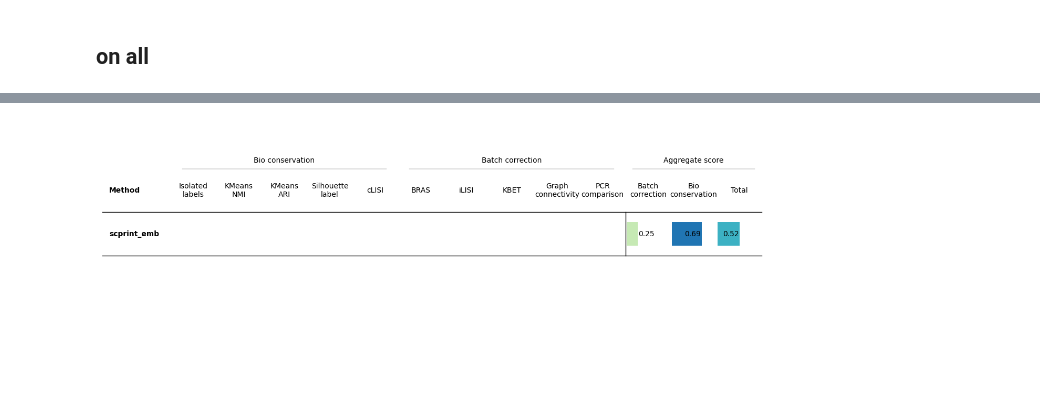
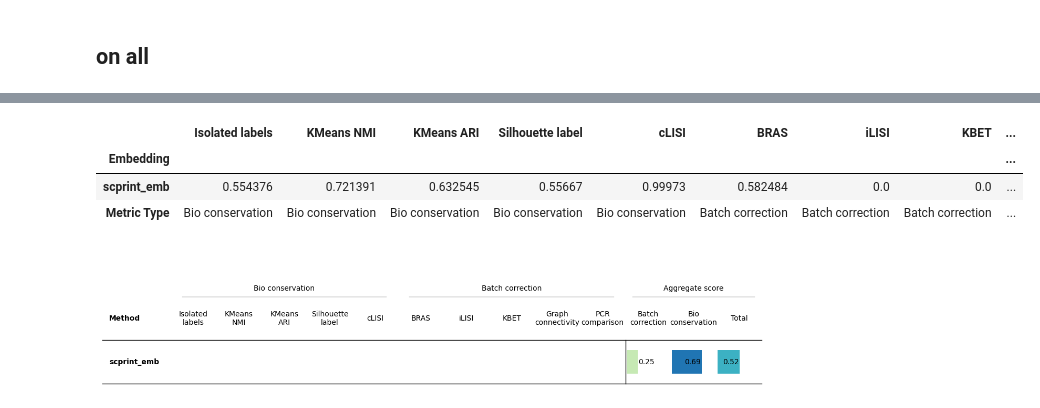
Before and after one commit to cantinilab/scPRINT, a Jupyter notebook: notebooks/scPRINT-2-repro-notebooks/fine_tuning_cross_species_emb_mmd.ipynb, the cells around one changed output, grey strips where cells are left out. Saved outputs shown, nothing was run; the diff lists cells and outputs as text; code cells hidden in the pictures; blank space fills up the shorter version.

```diff
--- a/notebooks/scPRINT-2-repro-notebooks/fine_tuning_cross_species_emb_mmd.ipynb
+++ b/notebooks/scPRINT-2-repro-notebooks/fine_tuning_cross_species_emb_mmd.ipynb
@@ -639,3 +655,10 @@ INFO     unknown consists of a single batch or is too small. Skip.
+# %%
+bm.get_results(min_max_scale=False)
+# %% [output]
+|  | Isolated labels | KMeans NMI | KMeans ARI | Silhouette label | cLISI | BRAS | iLISI | KBET | ... |
+| Embedding |  |  |  |  |  |  |  |  | ... |
+| scprint_emb | 0.554376 | 0.721391 | 0.632545 | 0.55667 | 0.99973 | 0.582484 | 0.0 | 0.0 | ... |
+| Metric Type | Bio conservation | Bio conservation | Bio conservation | Bio conservation | Bio conservation | Batch correction | Batch correction | Batch correction | ... |
 # %%
 # after fine tuning
 bm.plot_results_table(min_max_scale=False)
```
Also changed, not shown: parts of 6 cells of this notebook, 8 other files.
